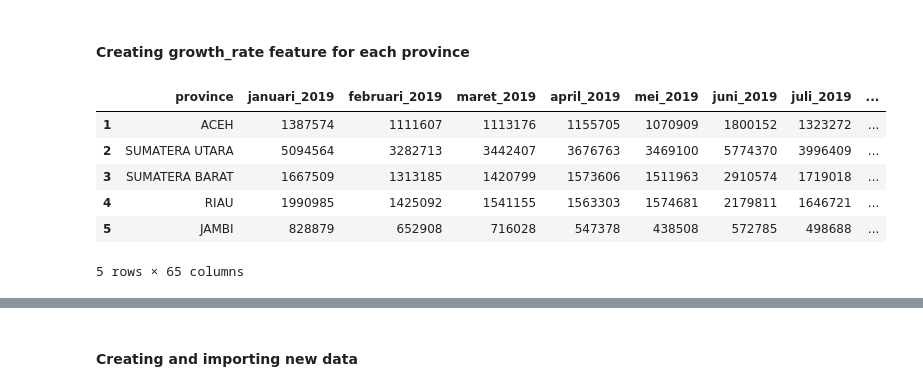
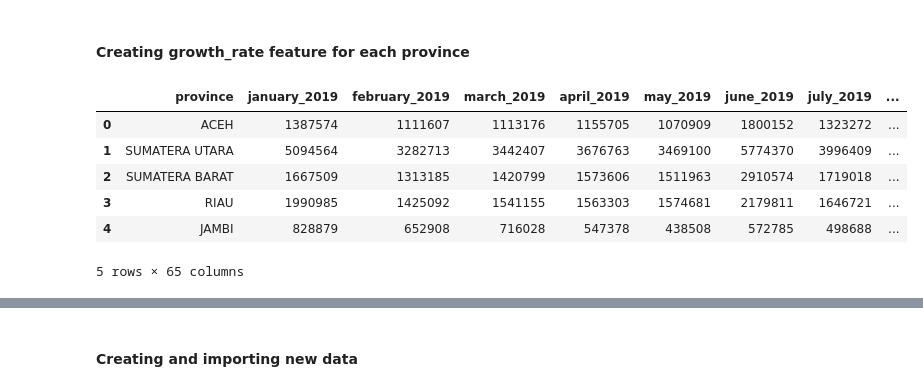
Before and after one commit to Ryuivan/machine-learning-ARIMA, a Jupyter notebook: arima.ipynb, the cells around one changed output, grey strips where cells are left out. Saved outputs shown, nothing was run; the diff lists cells and outputs as text; code cells hidden in the pictures.

```diff
--- a/arima.ipynb
+++ b/arima.ipynb
@@ -176,7 +120,7 @@ import pandas as pd
 import numpy as np
 
 # Load datasets for each year
-data_2019 = pd.read_csv("Jumlah Perjalanan Wisatawan Nusantara Menurut Provinsi Tujuan, 2019.csv", header=None)
+data_2019 = pd.read_csv("Jumlah Perjalanan Wisatawan Nusantara Menurut Provinsi Tujuan, 2019.csv", header=None).drop(columns=[13])  # Drop 'Tahunan'
 data_2020 = pd.read_csv("Jumlah Perjalanan Wisatawan Nusantara Menurut Provinsi Tujuan, 2020.csv", header=None).drop(columns=[0, 13])  # Drop 'Provinsi' and 'Tahunan'
 data_2021 = pd.read_csv("Jumlah Perjalanan Wisatawan Nusantara Menurut Provinsi Tujuan, 2021.csv", header=None).drop(columns=[0, 13])  # Drop 'Provinsi' and 'Tahunan'
 data_2022 = pd.read_csv("Jumlah Perjalanan Wisatawan Nusantara Menurut Provinsi Tujuan, 2022.csv", header=None).drop(columns=[0, 13])  # Drop 'Provinsi' and 'Tahunan'
@@ -198,20 +142,20 @@ data.replace('-', np.nan, inplace=True)
 data.dropna(inplace=True)
 
 # Create new feature names for the concatenated dataset
-months = ['januari', 'februari', 'maret', 'april', 'mei', 'juni', 'juli', 'agustus', 'september', 'oktober', 'november', 'desember']
+months = ['january', 'february', 'march', 'april', 'may', 'june', 'july', 'august', 'september', 'october', 'november', 'december']
 years = ['2019', '2020', '2021', '2022', '2023']
 
 # Rename features to ['Province'] + ['{month}'] * 12 + ['Annual']
-new_features = ['province'] + [f'{month}_{year}' for year in years for month in months] + ['annual']
+new_features = ['province'] + [f'{month}_{year}' for year in years for month in months]
 
 # Assign new column names
 data.columns = new_features
 
-# Drop unnecessary column (Annual)
-data.drop(columns=['annual'], inplace=True)
+# Drop unnecessary row (INDONESIA)
+data.drop(data[data['province'] == 'INDONESIA'].index, inplace=True)
 
 # Display the final dataset shape and columns
-print("Total features:", data.shape[1])
+print("Total instance and features:", data.shape)
 print(data.columns)
-print(data.head())
+print(data['province'].unique())
 # %% [output]
@@ -239,36 +216,36 @@ Index(['province', 'januari_2019', 'februari_2019', 'maret_2019', 'april_2019',
 # %%
 # Converting numeric columns (starting from index 1) to numeric type
 data.iloc[:, 1:] = data.iloc[:, 1:].apply(pd.to_numeric, errors='coerce')
 
 # Calculating the total visits per year for each province
 total_2019 = data.iloc[:, 1:13].sum(axis=1)  # Total for 2019
 total_2020 = data.iloc[:, 13:25].sum(axis=1)  # Total for 2020
 total_2021 = data.iloc[:, 25:37].sum(axis=1)  # Total for 2021
 total_2022 = data.iloc[:, 37:49].sum(axis=1)  # Total for 2022
 total_2023 = data.iloc[:, 49:61].sum(axis=1)  # Total for 2023
 
 # Calculating the Growth Rate from year to year
 data['growth_rate_2020'] = (
     (total_2020 - total_2019) / total_2019.replace(0, pd.NA) * 100
 )
 data['growth_rate_2021'] = (
     (total_2021 - total_2020) / total_2020.replace(0, pd.NA) * 100
 )
 data['growth_rate_2022'] = (
     (total_2022 - total_2021) / total_2021.replace(0, pd.NA) * 100
 )
 data['growth_rate_2023'] = (
     (total_2023 - total_2022) / total_2022.replace(0, pd.NA) * 100
 )
 
 # Extracting growth rate data from 2020 to 2023
-growth_rates = data[['growth_rate_2020', 'growth_rate_2021', 'growth_rate_2022', 'growth_rate_2023']].mean(axis=1)
+growth_rates = data[['growth_rate_2020', 'growth_rate_2021', 'growth_rate_2022', 'growth_rate_2023']]
 data.head()
 # %% [output]
-|  | province | januari_2019 | februari_2019 | maret_2019 | april_2019 | mei_2019 | juni_2019 | juli_2019 | ... |
-| 1 | ACEH | 1387574 | 1111607 | 1113176 | 1155705 | 1070909 | 1800152 | 1323272 | ... |
-| 2 | SUMATERA UTARA | 5094564 | 3282713 | 3442407 | 3676763 | 3469100 | 5774370 | 3996409 | ... |
-| 3 | SUMATERA BARAT | 1667509 | 1313185 | 1420799 | 1573606 | 1511963 | 2910574 | 1719018 | ... |
-| 4 | RIAU | 1990985 | 1425092 | 1541155 | 1563303 | 1574681 | 2179811 | 1646721 | ... |
-| 5 | JAMBI | 828879 | 652908 | 716028 | 547378 | 438508 | 572785 | 498688 | ... |
+|  | province | january_2019 | february_2019 | march_2019 | april_2019 | may_2019 | june_2019 | july_2019 | ... |
+| 0 | ACEH | 1387574 | 1111607 | 1113176 | 1155705 | 1070909 | 1800152 | 1323272 | ... |
+| 1 | SUMATERA UTARA | 5094564 | 3282713 | 3442407 | 3676763 | 3469100 | 5774370 | 3996409 | ... |
+| 2 | SUMATERA BARAT | 1667509 | 1313185 | 1420799 | 1573606 | 1511963 | 2910574 | 1719018 | ... |
+| 3 | RIAU | 1990985 | 1425092 | 1541155 | 1563303 | 1574681 | 2179811 | 1646721 | ... |
+| 4 | JAMBI | 828879 | 652908 | 716028 | 547378 | 438508 | 572785 | 498688 | ... |
 5 rows × 65 columns
```
Also changed, not shown: parts of 28 cells of this notebook.
